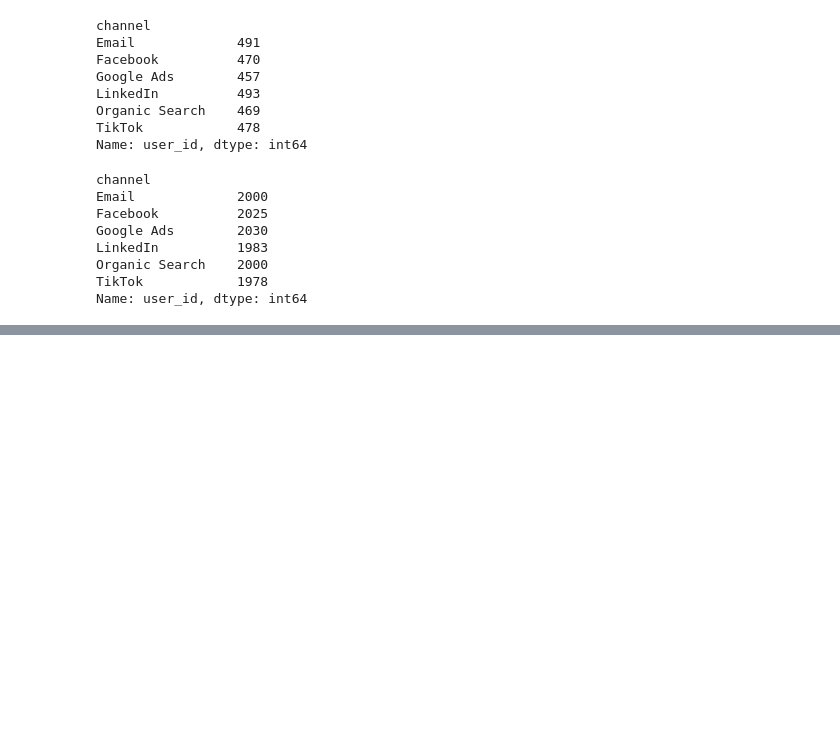
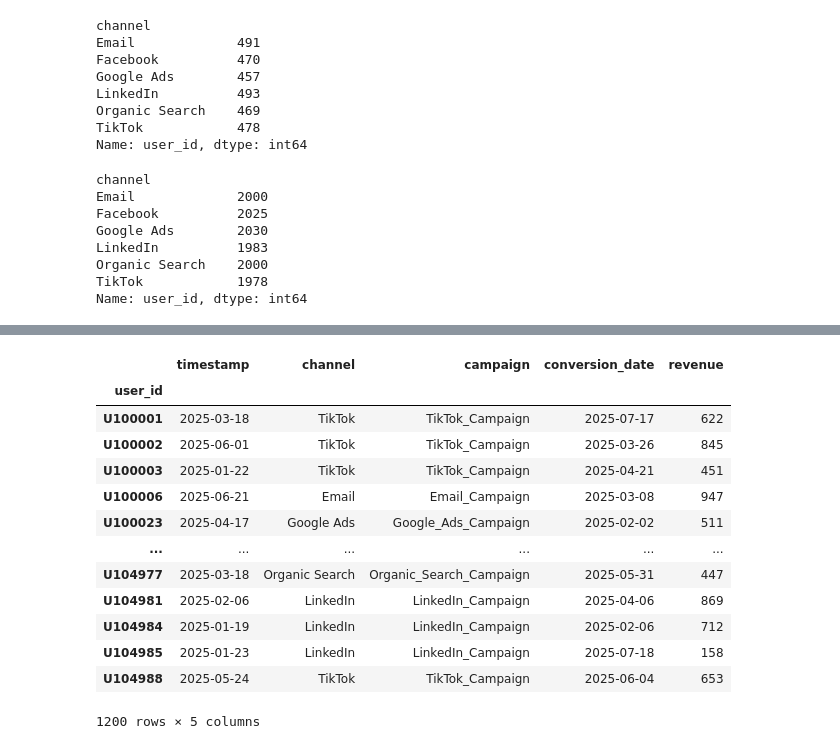
Before and after one commit to snehaone1/multi-touch-marketing-attribution, a Jupyter notebook: notebooks/eda.ipynb, the cells around one changed output, grey strips where cells are left out. Saved outputs shown, nothing was run; the diff lists cells and outputs as text; code cells hidden in the pictures; blank space fills up the shorter version.

```diff
--- a/notebooks/eda.ipynb
+++ b/notebooks/eda.ipynb
@@ -1329,0 +1087,17 @@ plt.show()
+# %%
+last_touch
+# %% [output]
+|  | timestamp | channel | campaign | conversion_date | revenue |
+| user_id |  |  |  |  |  |
+| U100001 | 2025-03-18 | TikTok | TikTok_Campaign | 2025-07-17 | 622 |
+| U100002 | 2025-06-01 | TikTok | TikTok_Campaign | 2025-03-26 | 845 |
+| U100003 | 2025-01-22 | TikTok | TikTok_Campaign | 2025-04-21 | 451 |
+| U100006 | 2025-06-21 | Email | Email_Campaign | 2025-03-08 | 947 |
+| U100023 | 2025-04-17 | Google Ads | Google_Ads_Campaign | 2025-02-02 | 511 |
+| ... | ... | ... | ... | ... | ... |
+| U104977 | 2025-03-18 | Organic Search | Organic_Search_Campaign | 2025-05-31 | 447 |
+| U104981 | 2025-02-06 | LinkedIn | LinkedIn_Campaign | 2025-04-06 | 869 |
+| U104984 | 2025-01-19 | LinkedIn | LinkedIn_Campaign | 2025-02-06 | 712 |
+| U104985 | 2025-01-23 | LinkedIn | LinkedIn_Campaign | 2025-07-18 | 158 |
+| U104988 | 2025-05-24 | TikTok | TikTok_Campaign | 2025-06-04 | 653 |
+1200 rows × 5 columns
```
Also changed, not shown: parts of 117 cells of this notebook.
